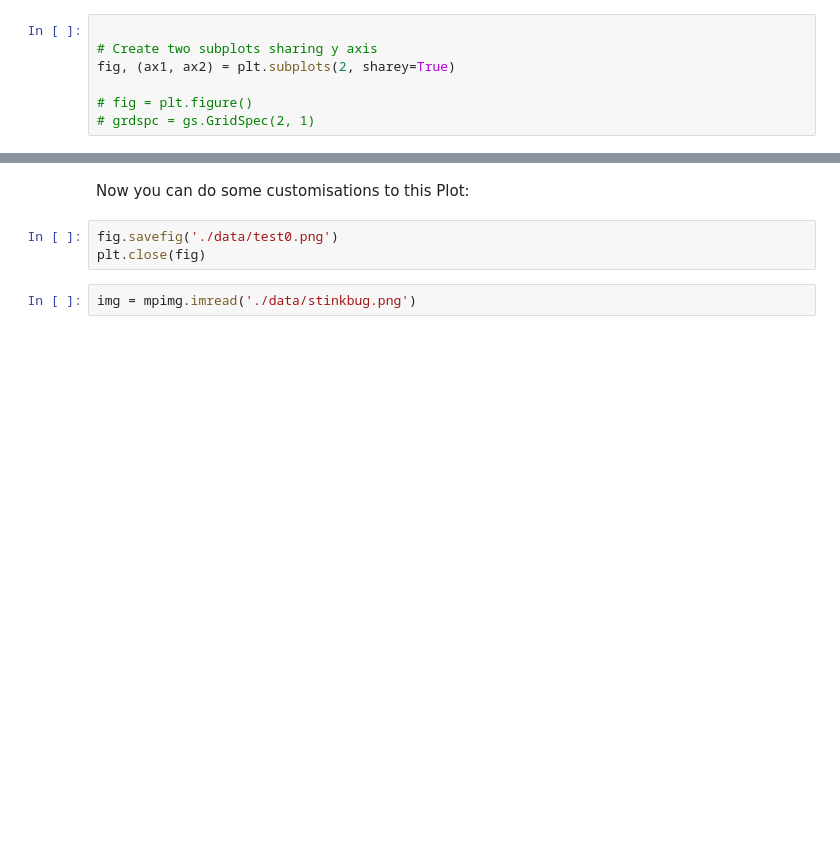
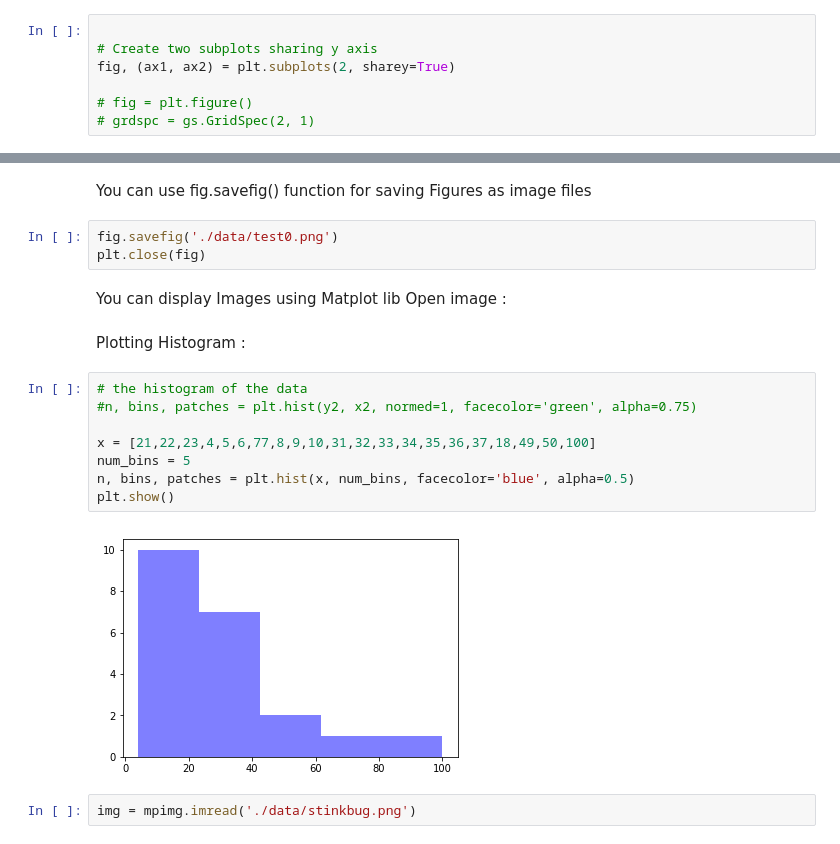
Before and after one commit to keplerlab/AI-Saturday, a Jupyter notebook: week1/plotting.ipynb, the cells around one changed output, grey strips where cells are left out. Saved outputs shown, nothing was run; the diff lists cells and outputs as text; blank space fills up the shorter version.

Commit message:
added histogram preperation

```diff
--- a/week1/plotting.ipynb
+++ b/week1/plotting.ipynb
@@ -69,8 +84,23 @@ To add actual plot in Figure we use add subplot function
-# %% [markdown]
-Now you can do some customisations to this Plot:
+# %% [markdown]
+You can use fig.savefig() function for saving Figures as image files
 # %%
 fig.savefig('./data/test0.png')
 plt.close(fig)
+# %% [markdown]
+You can display Images using Matplot lib
+Open image :
+# %% [markdown]
+Plotting Histogram :
+# %%
+# the histogram of the data
+#n, bins, patches = plt.hist(y2, x2, normed=1, facecolor='green', alpha=0.75)
+
+x = [21,22,23,4,5,6,77,8,9,10,31,32,33,34,35,36,37,18,49,50,100]
+num_bins = 5
+n, bins, patches = plt.hist(x, num_bins, facecolor='blue', alpha=0.5)
+plt.show()
+# %% [output]
+[figure, added]
 # %%
 img = mpimg.imread('./data/stinkbug.png')
 # %%
```
Also changed, not shown: parts of 14 cells of this notebook, 1 other file.
